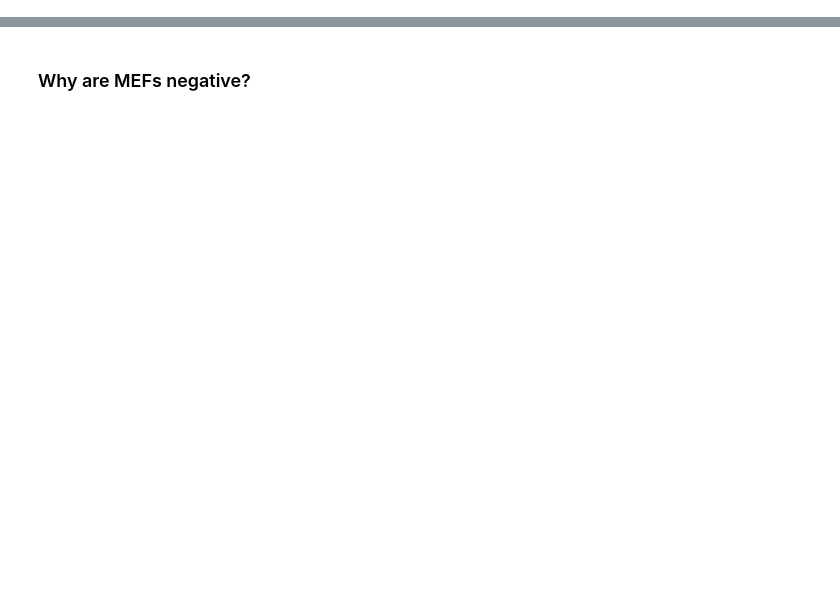
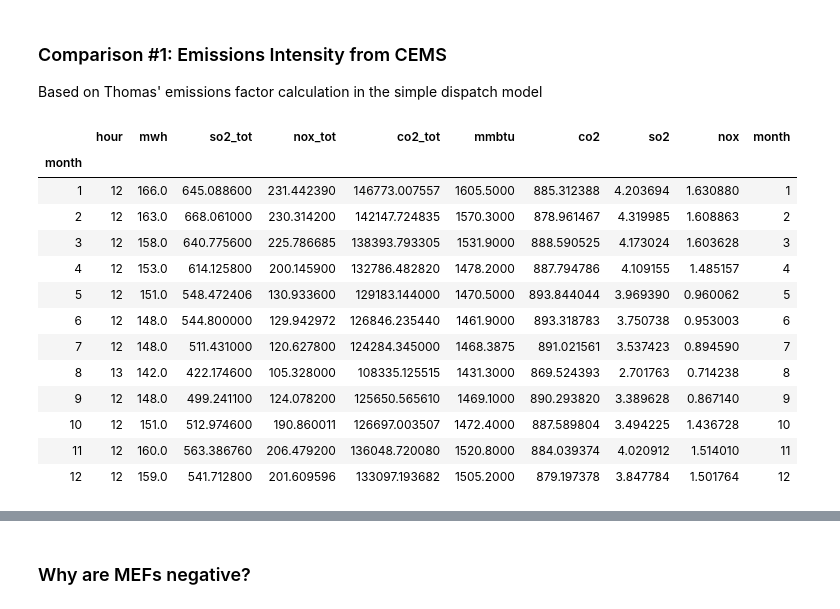
Before and after one commit to amy-wang/thesis, a Jupyter notebook: lin_reg_forecasting_model/mef_data.ipynb, the cells around one changed output, grey strips where cells are left out. Drawn from its saved outputs; the diff is of its cells as text; code cells hidden in the pictures; blank space fills up the shorter version.

```diff
--- a/lin_reg_forecasting_model/mef_data.ipynb
+++ b/lin_reg_forecasting_model/mef_data.ipynb
@@ -33,3 +32,64 @@ df.describe()
 | 50% | -1.660000 | -0.021319 | -3.577480 | 0.000000 | 8.672689e+02 | 5.570117e+02 | 0.402684 | 0.344181 | 0.058396 |
 | 75% | 564.370000 | 335.336937 | 214.166184 | 33.112253 | 3.052859e+05 | 7.381082e+02 | 1.511817 | 0.800240 | 0.094521 |
 | max | 10664.380000 | 72387.984792 | 26475.954120 | 2430.076459 | 7.822484e+06 | 2.451540e+07 | 60355.442914 | 69533.022803 | 5624.547003 |
+# %% [markdown]
+### Comparison #1: Emissions Intensity from CEMS
+
+Based on Thomas' emissions factor calculation in the simple dispatch model
+# %%
+# NOTE: only looking at states in PJM in 2007
+
+df_raw = pd.DataFrame()
+
+units = ['SO2_MASS (lbs)']
+no_units = ['SO2_MASS']
+
+cols_no_units = ['OP_DATE','OP_HOUR','GLOAD', 'SO2_MASS', 'NOX_MASS', 'CO2_MASS', 'HEAT_INPUT']
+cols_units = ['OP_DATE','OP_HOUR','GLOAD (MW)', 'SO2_MASS (lbs)', 'NOX_MASS (lbs)', 'CO2_MASS (tons)', 'HEAT_INPUT (mmBtu)']
+
+pjm_states = ['de', 'in', 'ky', 'md', 'mi', 'nj', 'nc', 'oh', 'tn', 'wv', 'il', 'pa', 'va', 'dc']
+for state in pjm_states:
+    for m in ['01','02','03','04','05','06','07','08','09','10','11', '12']:
+        df_raw_add = pd.read_csv("cems_data/2007" + state + m + ".csv")
+        if no_units in df_raw_add.columns.values:
+            cols = cols_no_units
+        else:
+            cols = cols_units
+        df_raw_add = df_raw_add[cols].dropna()
+        df_raw_add.columns=['date','hour','mwh', 'so2_tot', 'nox_tot', 'co2_tot', 'mmbtu']
+        df_raw = pd.concat([df_raw, df_raw_add], sort=False)
+# %%
+#convert emissions to kg
+df_raw.co2_tot = df_raw.co2_tot * 907.185 #tons to kg
+df_raw.so2_tot = df_raw.so2_tot * 0.454 #lbs to kg
+df_raw.nox_tot = df_raw.nox_tot * 0.454 #lbs to kg
+
+# Calculate emission rates
+df_raw['co2'] = df_raw.co2_tot / df_raw.mwh
+df_raw['so2'] = df_raw.so2_tot / df_raw.mwh
+df_raw['nox'] = df_raw.nox_tot / df_raw.mwh
+
+df_raw.replace([np.inf, -np.inf], np.nan, inplace=True)
+# %%
+# Aggregate over month to compare
+df_raw['date'] = pd.to_datetime(df_raw['date'])
+df_raw['month'] = pd.DatetimeIndex(df_raw.date).month
+group_by = df_raw.groupby(df_raw['month']).median()
+group_by
+
+# SO2 MEF is really high...
+# %% [output]
+|  | hour | mwh | so2_tot | nox_tot | co2_tot | mmbtu | co2 | so2 | nox | month |
+| month |  |  |  |  |  |  |  |  |  |  |
+| 1 | 12 | 166.0 | 645.088600 | 231.442390 | 146773.007557 | 1605.5000 | 885.312388 | 4.203694 | 1.630880 | 1 |
+| 2 | 12 | 163.0 | 668.061000 | 230.314200 | 142147.724835 | 1570.3000 | 878.961467 | 4.319985 | 1.608863 | 2 |
+| 3 | 12 | 158.0 | 640.775600 | 225.786685 | 138393.793305 | 1531.9000 | 888.590525 | 4.173024 | 1.603628 | 3 |
+| 4 | 12 | 153.0 | 614.125800 | 200.145900 | 132786.482820 | 1478.2000 | 887.794786 | 4.109155 | 1.485157 | 4 |
+| 5 | 12 | 151.0 | 548.472406 | 130.933600 | 129183.144000 | 1470.5000 | 893.844044 | 3.969390 | 0.960062 | 5 |
+| 6 | 12 | 148.0 | 544.800000 | 129.942972 | 126846.235440 | 1461.9000 | 893.318783 | 3.750738 | 0.953003 | 6 |
+| 7 | 12 | 148.0 | 511.431000 | 120.627800 | 124284.345000 | 1468.3875 | 891.021561 | 3.537423 | 0.894590 | 7 |
+| 8 | 13 | 142.0 | 422.174600 | 105.328000 | 108335.125515 | 1431.3000 | 869.524393 | 2.701763 | 0.714238 | 8 |
+| 9 | 12 | 148.0 | 499.241100 | 124.078200 | 125650.565610 | 1469.1000 | 890.293820 | 3.389628 | 0.867140 | 9 |
+| 10 | 12 | 151.0 | 512.974600 | 190.860011 | 126697.003507 | 1472.4000 | 887.589804 | 3.494225 | 1.436728 | 10 |
+| 11 | 12 | 160.0 | 563.386760 | 206.479200 | 136048.720080 | 1520.8000 | 884.039374 | 4.020912 | 1.514010 | 11 |
+| 12 | 12 | 159.0 | 541.712800 | 201.609596 | 133097.193682 | 1505.2000 | 879.197378 | 3.847784 | 1.501764 | 12 |
```
Also changed, not shown: parts of 26 cells of this notebook.
